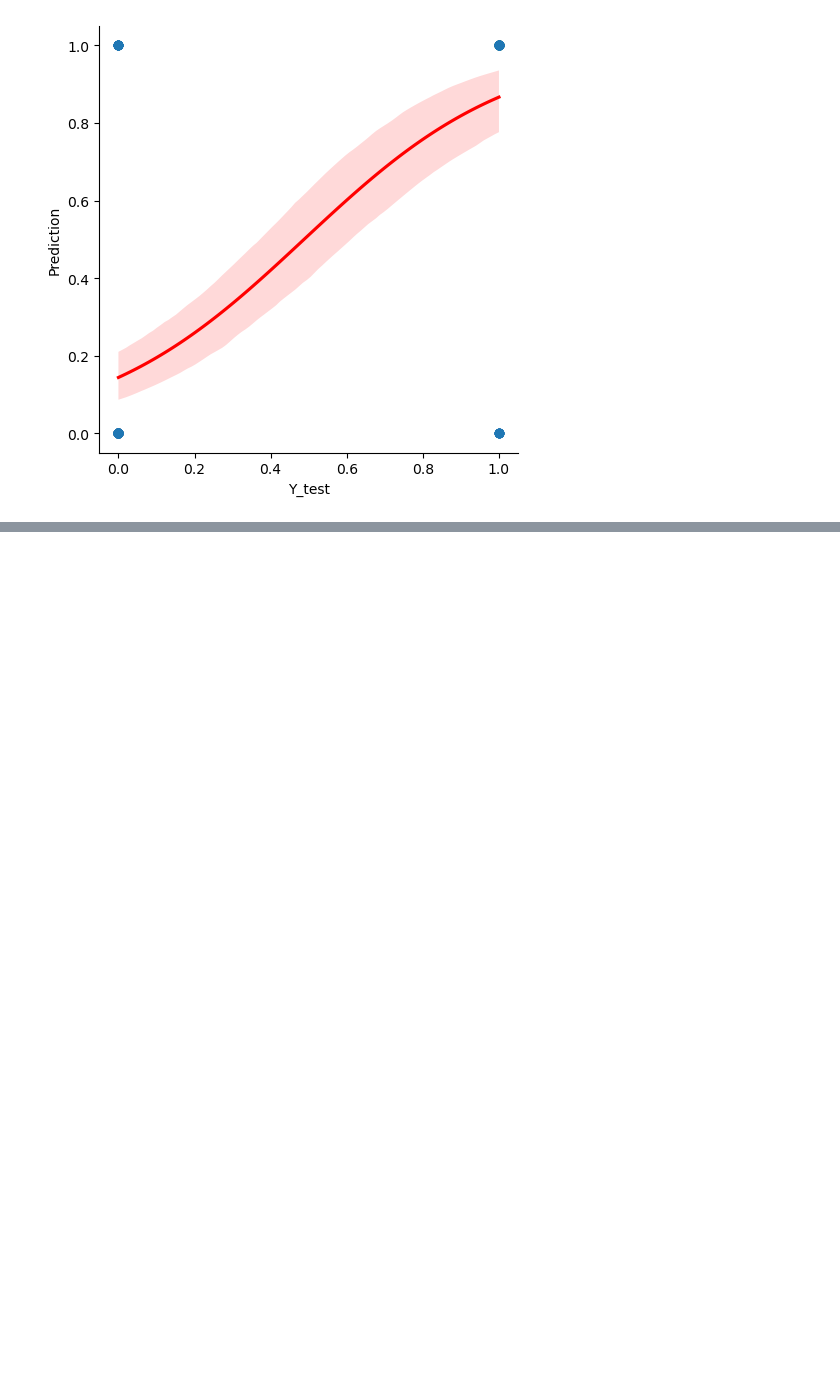
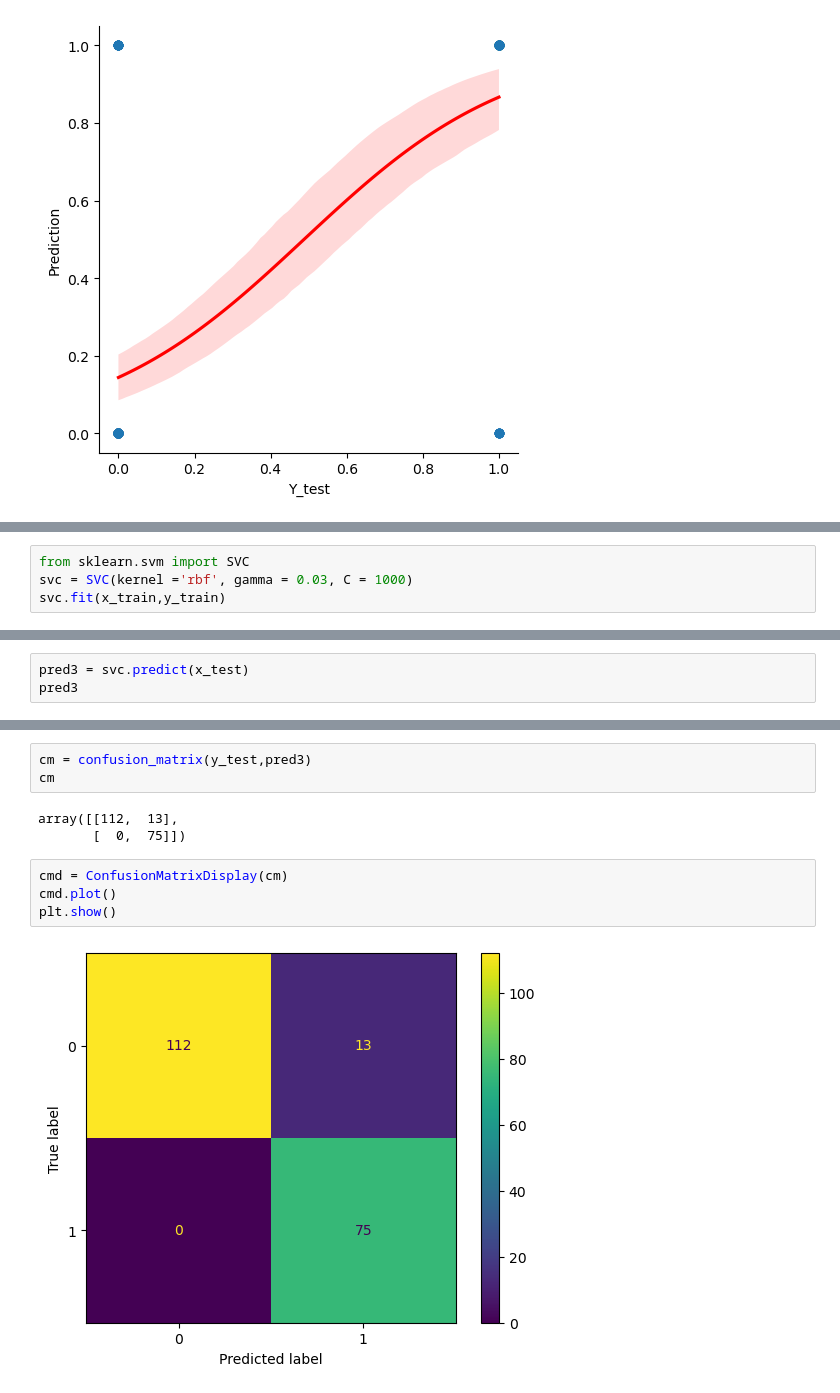
Before and after one commit to subhrajit-fullstack/AI-ML, a Jupyter notebook: Practice Maintainace_dataset/Untitled.ipynb, the cells around one changed output, grey strips where cells are left out. Drawn from its saved outputs; the diff is of its cells as text; blank space fills up the shorter version.

```diff
--- a/Practice Maintainace_dataset/Untitled.ipynb
+++ b/Practice Maintainace_dataset/Untitled.ipynb
@@ -458,0 +478,4 @@ plt.show()
+# %%
+from sklearn.svm import SVC
+svc = SVC(kernel ='rbf', gamma = 0.03, C = 1000)
+svc.fit(x_train,y_train)
@@ -458,0 +484,3 @@ plt.show()
+# %%
+pred3 = svc.predict(x_test)
+pred3
@@ -458,0 +514,12 @@ plt.show()
+# %%
+cm = confusion_matrix(y_test,pred3)
+cm
+# %% [output]
+array([[112,  13],
+       [  0,  75]])
+# %%
+cmd = ConfusionMatrixDisplay(cm)
+cmd.plot()
+plt.show()
+# %% [output]
+[figure, added]
```
Also changed, not shown: parts of 9 cells of this notebook, 4 other files.
